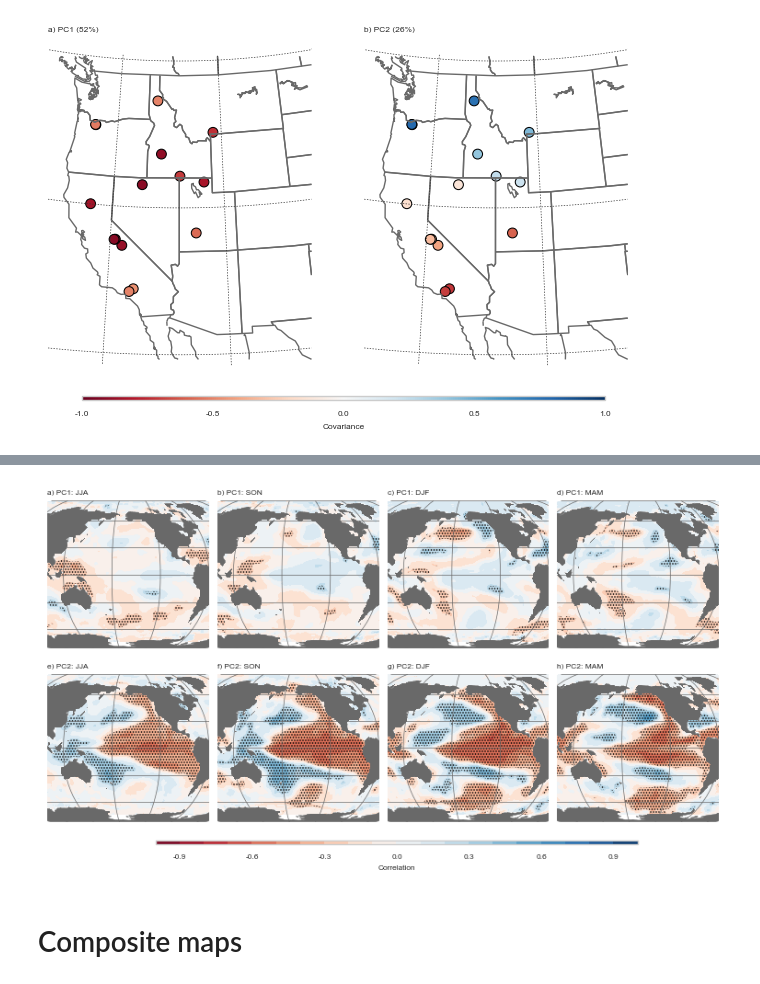
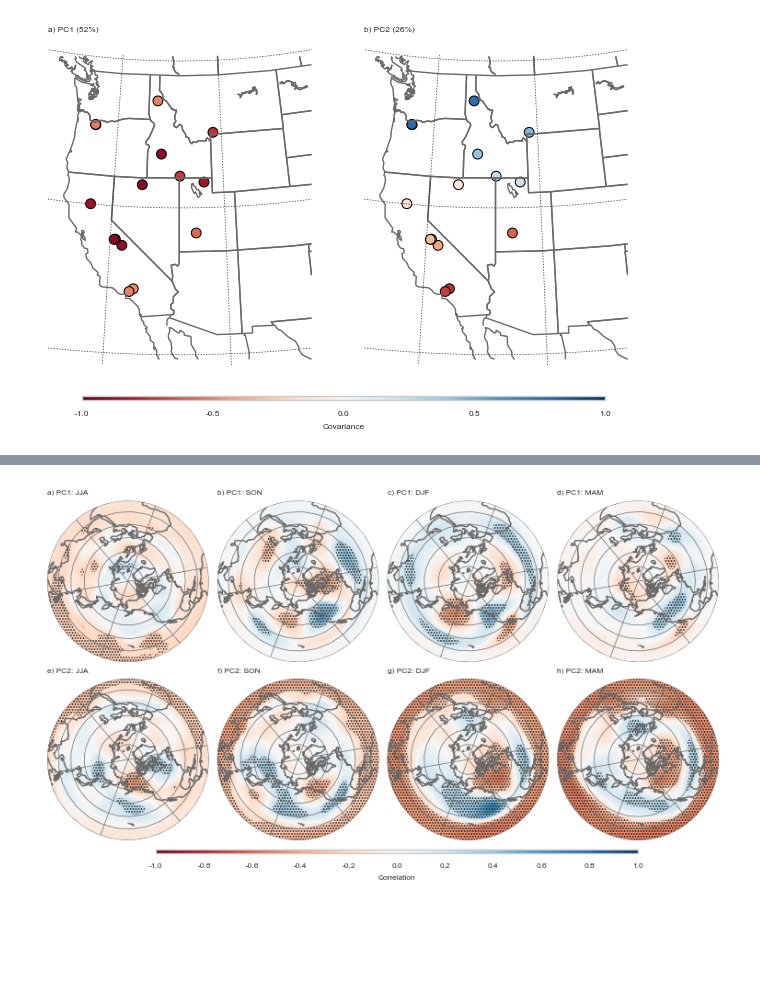
Before and after one commit to brews/riverpca, a Jupyter notebook: notebooks/PCA_WY1925.ipynb, the cells around one changed output, grey strips where cells are left out. Cells and saved outputs as stored; diff of their text form; code cells hidden in the pictures; blank space fills up the shorter version.

```diff
--- a/notebooks/PCA_WY1925.ipynb
+++ b/notebooks/PCA_WY1925.ipynb
@@ -27,8 +28,8 @@ mpl.rcParams.update({'axes.titlesize': 'medium',
 np.random.seed(123)
 # %%
 DB_PATH = "../data/stationdb.sqlite"
-TCR_PATH = '../data/tcrv2_z500_season.nc'
-ERSST_PATH = '../data/ersstv3b_season.nc'
+HGT_PATH = '../data/tcrv2_z500_season.nc'
+SST_PATH = '../data/ersstv3b_season.nc'
 PC1975_PATH = '../data/pc_1975.csv'
 WESTOFLON = -104
 EASTOFLON = -125
@@ -202,12 +186,0 @@ def plot_pointfield_corr(ds, map_type):
-# %%
-with xr.open_dataset(TCR_PATH) as hgt:
-    hgt_anom = (hgt.sel(wy = slice(pd.to_datetime(WATER_YEAR['low'], format = '%Y'),
-                                   pd.to_datetime(WATER_YEAR['high'], format = '%Y')))
-                   .z500
-                   .groupby('season')
-                   .apply(lambda x: x - x.mean(dim = 'wy'))
-                   .copy())
-
-hgt_corrs = pointfield_corr(field = hgt_anom, pc_df = pc)
-out = plot_pointfield_corr(hgt_corrs, map_type = 'north_hemisphere')
-plt.savefig("../plots/s5.pdf")
@@ -216,16 +186,0 @@ plt.savefig("../plots/s5.pdf")
-# %%
-with xr.open_dataset(ERSST_PATH) as field:
-    sst_anom = (field.sel(wy = slice(pd.to_datetime(WATER_YEAR['low'], format = '%Y'),
-                                       pd.to_datetime(WATER_YEAR['high'], format = '%Y')))
-                     .sst
-                     .groupby('season')
-                     .apply(lambda x: x - x.mean(dim = 'wy'))
-                     .copy())
-
-sst_corrs = pointfield_corr(field = sst_anom, pc_df = pc)
-out = plot_pointfield_corr(sst_corrs, map_type = 'global')
-plt.savefig("../plots/s6.pdf")
-# %% [output]
-[figure, removed]
-# %% [markdown]
-# Composite maps
@@ -246 +187,10 @@ def plot_pointfield_ttest(ds, map_type, **kwargs):
+# %%
+with xr.open_dataset(HGT_PATH) as hgt:
+    hgt_anom = hgt.z500[np.in1d(hgt['wy'], WY_RANGE)].copy()
+# %%
+hgt_corrs = tools.pointfield_corr(field = hgt_anom, pc_df = pc)
+out = tools.plot_pointfield_corr(hgt_corrs, map_type = 'north_hemisphere')
+plt.savefig("../plots/s5.pdf", dpi = 300)
+# %% [output]
+[figure, added]
 # %%
```
Also changed, not shown: parts of 10 cells of this notebook, 11 other files.
